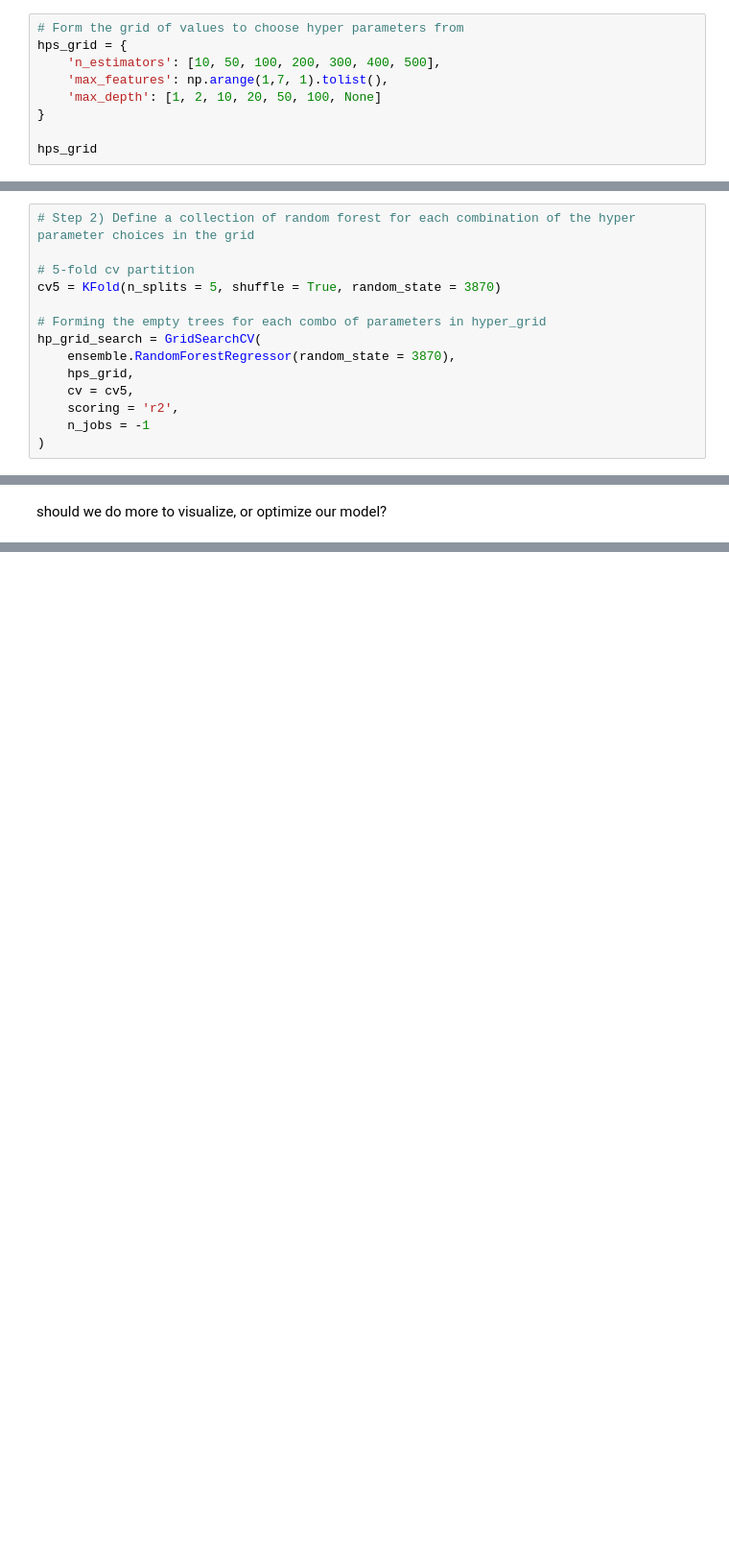
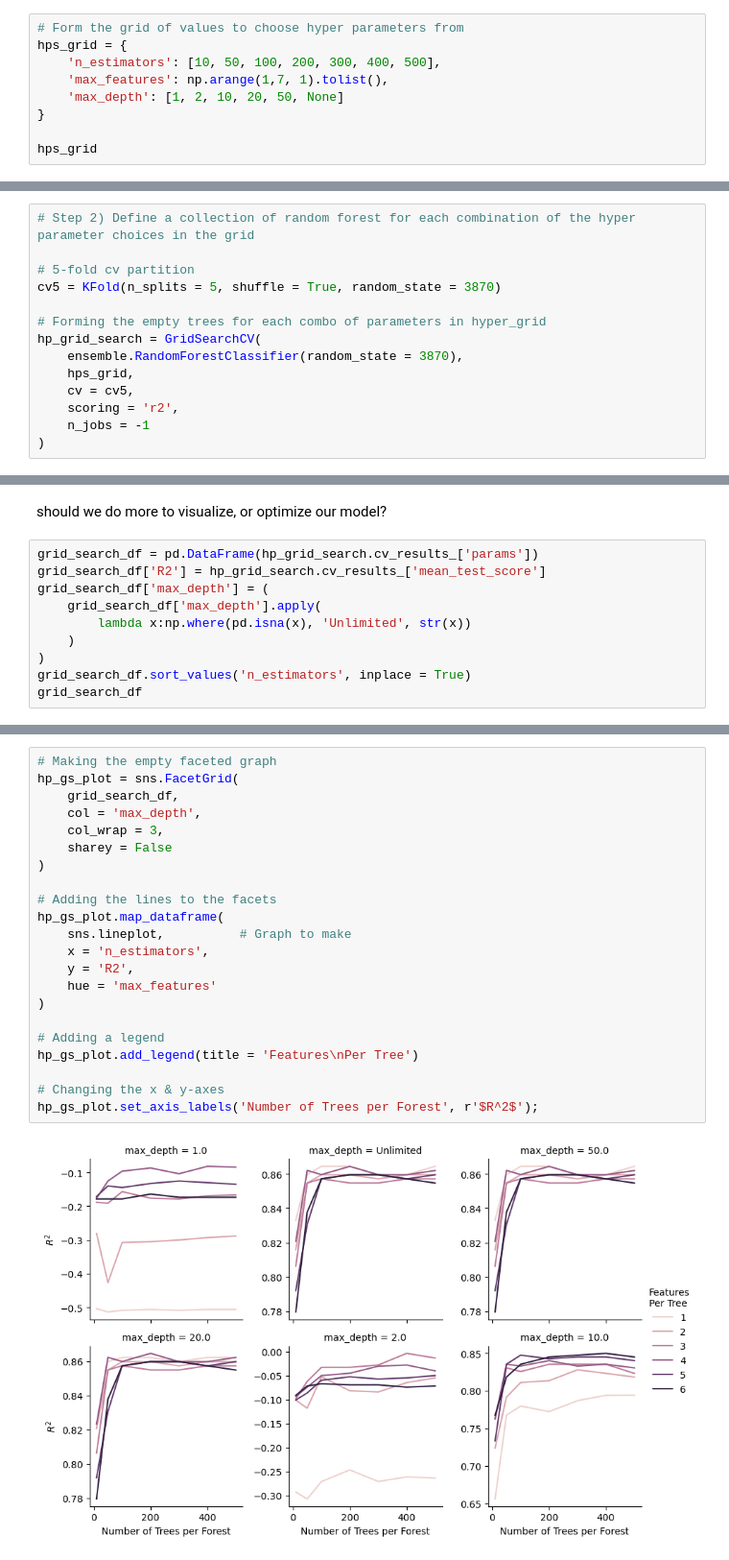
Before and after one commit to estasko/data_science_pinnacle, a Jupyter notebook: main.ipynb, the cells around one changed output, grey strips where cells are left out. Shown at 96% size. Saved outputs shown, nothing was run; the diff lists cells and outputs as text; blank space fills up the shorter version.

```diff
--- a/main.ipynb
+++ b/main.ipynb
@@ -405,7 +404,7 @@ x_train
 hps_grid = {
     'n_estimators': [10, 50, 100, 200, 300, 400, 500],
     'max_features': np.arange(1,7, 1).tolist(),
-    'max_depth': [1, 2, 10, 20, 50, 100, None]
+    'max_depth': [1, 2, 10, 20, 50, None]
 }
 
 hps_grid
@@ -421,7 +420,7 @@ cv5 = KFold(n_splits = 5, shuffle = True, random_state = 3870)
 
 # Forming the empty trees for each combo of parameters in hyper_grid
 hp_grid_search = GridSearchCV(
-    ensemble.RandomForestRegressor(random_state = 3870),
+    ensemble.RandomForestClassifier(random_state = 3870),
     hps_grid,
     cv = cv5,
     scoring = 'r2',
@@ -456,2 +455,12 @@ RandomForestRegressor(max_depth=50, max_features=1, n_estimators=400,
 # %% [markdown]
 should we do more to visualize, or optimize our model?
+# %%
+grid_search_df = pd.DataFrame(hp_grid_search.cv_results_['params'])
+grid_search_df['R2'] = hp_grid_search.cv_results_['mean_test_score']
+grid_search_df['max_depth'] = (
+    grid_search_df['max_depth'].apply(
+        lambda x:np.where(pd.isna(x), 'Unlimited', str(x))
+    )
+)
+grid_search_df.sort_values('n_estimators', inplace = True)
+grid_search_df
@@ -457,0 +481,24 @@ should we do more to visualize, or optimize our model?
+# %%
+# Making the empty faceted graph
+hp_gs_plot = sns.FacetGrid(
+    grid_search_df,
+    col = 'max_depth',
+    col_wrap = 3,
+    sharey = False
+)
+
+# Adding the lines to the facets
+hp_gs_plot.map_dataframe(
+    sns.lineplot,          # Graph to make
+    x = 'n_estimators',
+    y = 'R2',
+    hue = 'max_features'
+)
+
+# Adding a legend
+hp_gs_plot.add_legend(title = 'Features\nPer Tree')
+
+# Changing the x & y-axes
+hp_gs_plot.set_axis_labels('Number of Trees per Forest', r'$R^2$');
+# %% [output]
+[figure, added]
```
Also changed, not shown: parts of 14 cells of this notebook, 1 other file.
